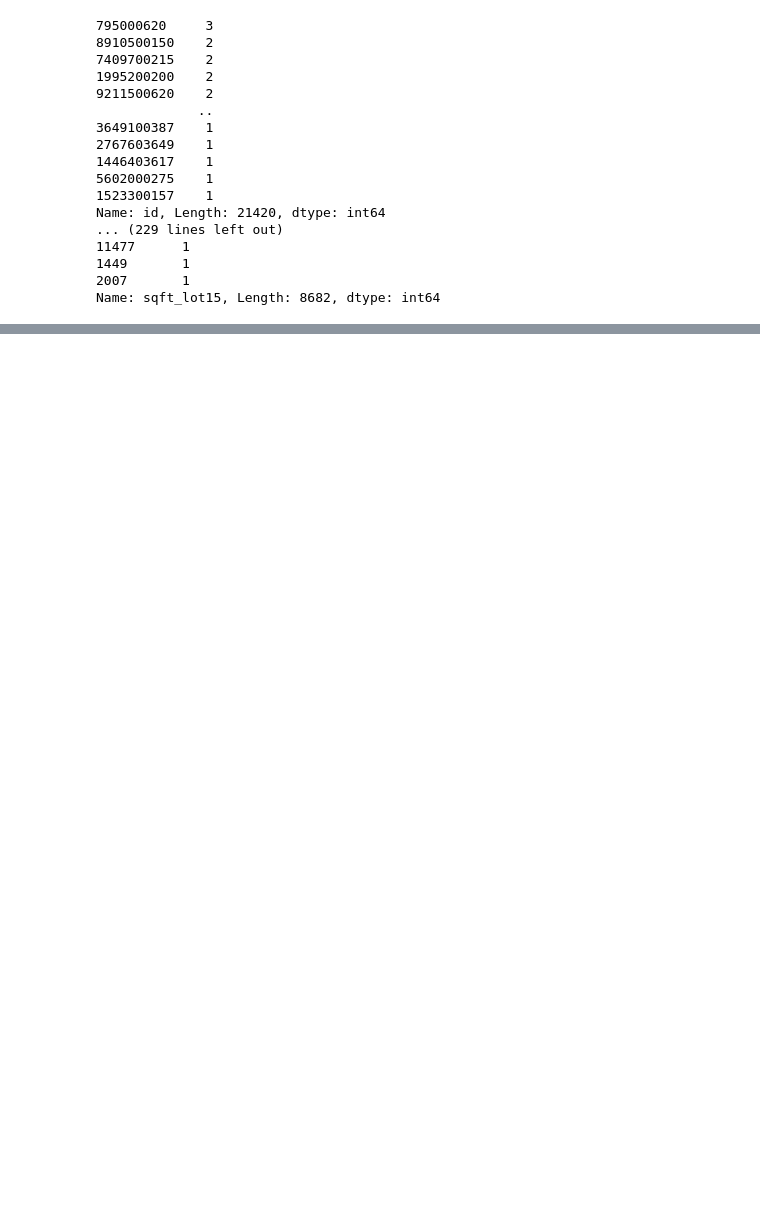
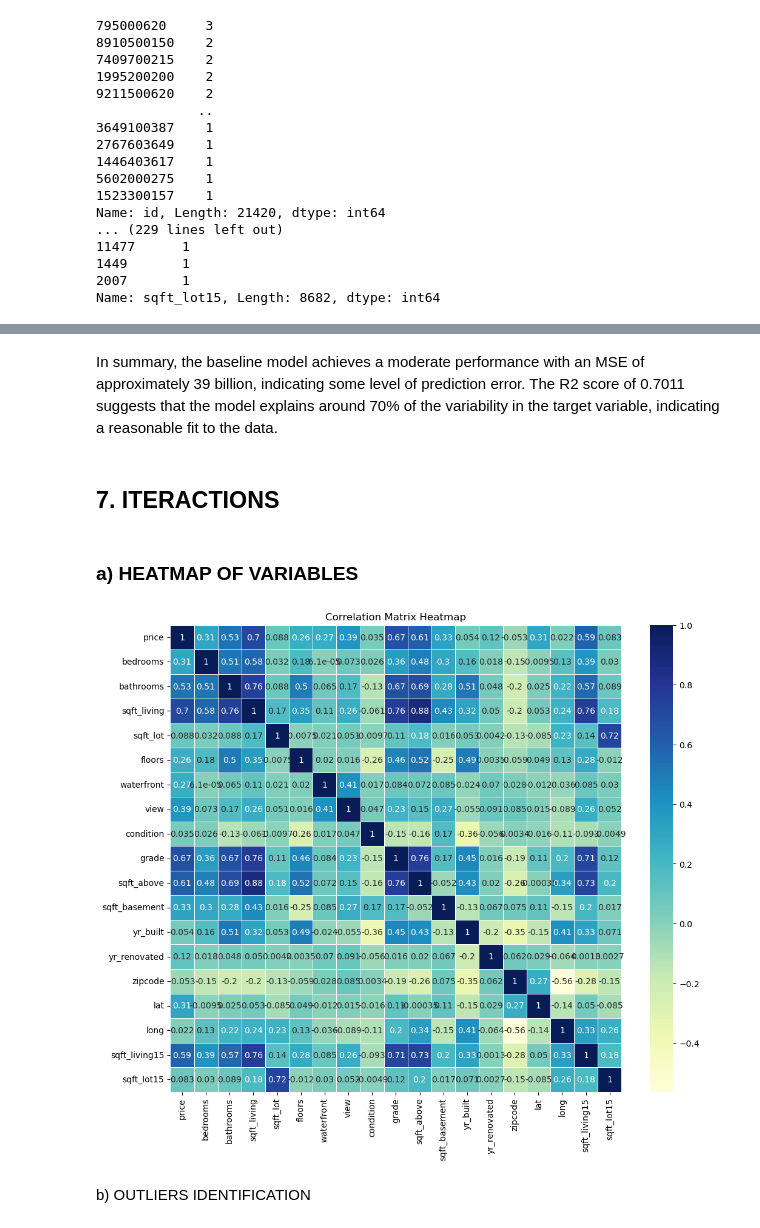
Before and after one commit to Gladys-Aura/PHASE-2-NEW-PROJECT, a Jupyter notebook: Student.ipynb, the cells around one changed output, grey strips where cells are left out. Cells and saved outputs as stored; diff of their text form; code cells hidden in the pictures; blank space fills up the shorter version.

```diff
--- a/Student.ipynb
+++ b/Student.ipynb
@@ -215,3 +221,6 @@ df['yr_renovated'].fillna(0,inplace=True)
+# %%
+# Mode imputation
+df['waterfront'] = df['waterfront'].fillna(df['waterfront'].mode().iloc[0])
 # %%
 # Check for null values
 null_counts = df.isnull().sum()# Display the null value counts
@@ -267,0 +622,15 @@ df['sqft_basement'] = df['sqft_basement'].astype(float)
+# %%
+from sklearn.preprocessing import LabelEncoder
+
+# Create an instance of LabelEncoder
+encoder = LabelEncoder()
+
+# Fit the encoder on the 'season' column and transform the values
+df['season_encoded'] = encoder.fit_transform(df['season'])
+
+# Drop the original 'season' column
+df.drop('season', axis=1, inplace=True)
+
+# Check the updated dataset
+df_updated = df.copy()
+df_updated
@@ -267,0 +653,7 @@ df['sqft_basement'] = df['sqft_basement'].astype(float)
+# %%
+# Drop the 'id' column from the DataFrame
+df.drop('id', axis=1, inplace=True)
+
+# Check the updated dataset
+df_updated = df.copy()
+df_updated.head()
@@ -267,0 +670,9 @@ df['sqft_basement'] = df['sqft_basement'].astype(float)
+# %%
+# Get the column names containing the word "encoded"
+columns_to_drop = df.columns[df.columns.str.contains('encoded')].tolist()
+
+# Drop the columns
+df_updated = df.drop(columns_to_drop, axis=1)
+
+# Check the updated dataset
+df_updated.head()
@@ -267,0 +751,19 @@ df['sqft_basement'] = df['sqft_basement'].astype(float)
+# %% [markdown]
+In summary, the baseline model achieves a moderate performance with an MSE of approximately 39 billion, indicating some level of prediction error. The R2 score of 0.7011 suggests that the model explains around 70% of the variability in the target variable, indicating a reasonable fit to the data.
+# %% [markdown]
+## 7. ITERACTIONS
+# %% [markdown]
+### a) HEATMAP OF VARIABLES
+# %%
+# Compute the correlation matrix
+correlation_matrix = df_updated.corr()
+
+# Plot the correlation matrix heatmap
+plt.figure(figsize=(12, 10))
+sns.heatmap(correlation_matrix, annot=True, cmap='YlGnBu', linewidths=0.5)
+plt.title("Correlation Matrix Heatmap")
+plt.show()
+# %% [output]
+[figure, added]
+# %% [markdown]
+b) OUTLIERS IDENTIFICATION
```
Also changed, not shown: parts of 68 cells of this notebook.
